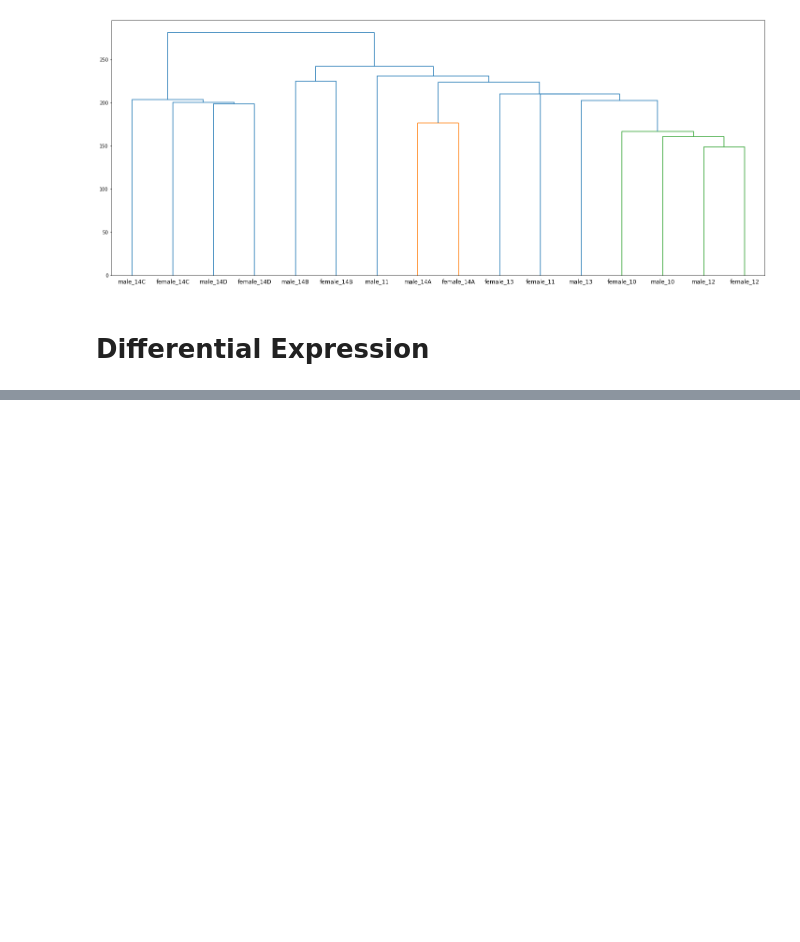
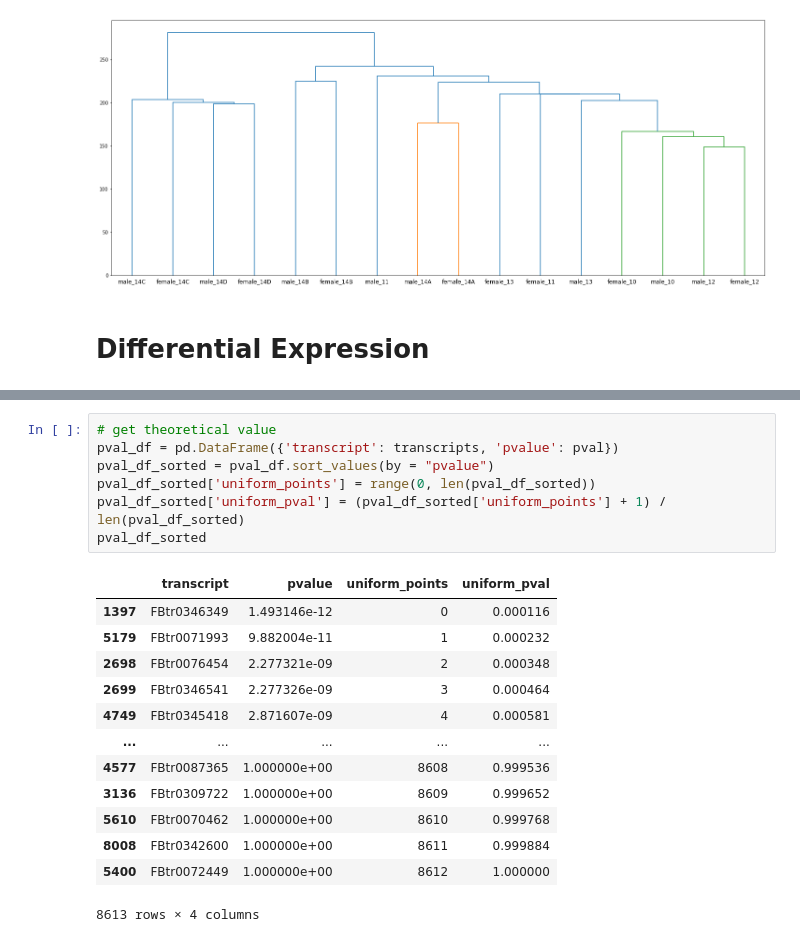
Before and after one commit to rstix287/qbb2020-answers, a Jupyter notebook: week7-assignment/Commands and Plots.ipynb, the cells around one changed output, grey strips where cells are left out. Saved outputs shown, nothing was run; the diff lists cells and outputs as text; blank space fills up the shorter version.

```diff
--- a/week7-assignment/Commands and Plots.ipynb
+++ b/week7-assignment/Commands and Plots.ipynb
@@ -141,0 +139,21 @@ ValueError: endog has evaluated to an array with multiple columns that has shape
+# %%
+# get theoretical value
+pval_df = pd.DataFrame({'transcript': transcripts, 'pvalue': pval})
+pval_df_sorted = pval_df.sort_values(by = "pvalue")
+pval_df_sorted['uniform_points'] = range(0, len(pval_df_sorted))
+pval_df_sorted['uniform_pval'] = (pval_df_sorted['uniform_points'] + 1) / len(pval_df_sorted)
+pval_df_sorted
+# %% [output]
+|  | transcript | pvalue | uniform_points | uniform_pval |
+| 1397 | FBtr0346349 | 1.493146e-12 | 0 | 0.000116 |
+| 5179 | FBtr0071993 | 9.882004e-11 | 1 | 0.000232 |
+| 2698 | FBtr0076454 | 2.277321e-09 | 2 | 0.000348 |
+| 2699 | FBtr0346541 | 2.277326e-09 | 3 | 0.000464 |
+| 4749 | FBtr0345418 | 2.871607e-09 | 4 | 0.000581 |
+| ... | ... | ... | ... | ... |
+| 4577 | FBtr0087365 | 1.000000e+00 | 8608 | 0.999536 |
+| 3136 | FBtr0309722 | 1.000000e+00 | 8609 | 0.999652 |
+| 5610 | FBtr0070462 | 1.000000e+00 | 8610 | 0.999768 |
+| 8008 | FBtr0342600 | 1.000000e+00 | 8611 | 0.999884 |
+| 5400 | FBtr0072449 | 1.000000e+00 | 8612 | 1.000000 |
+8613 rows × 4 columns
```
Also changed, not shown: parts of 12 cells of this notebook, 2 other files.
